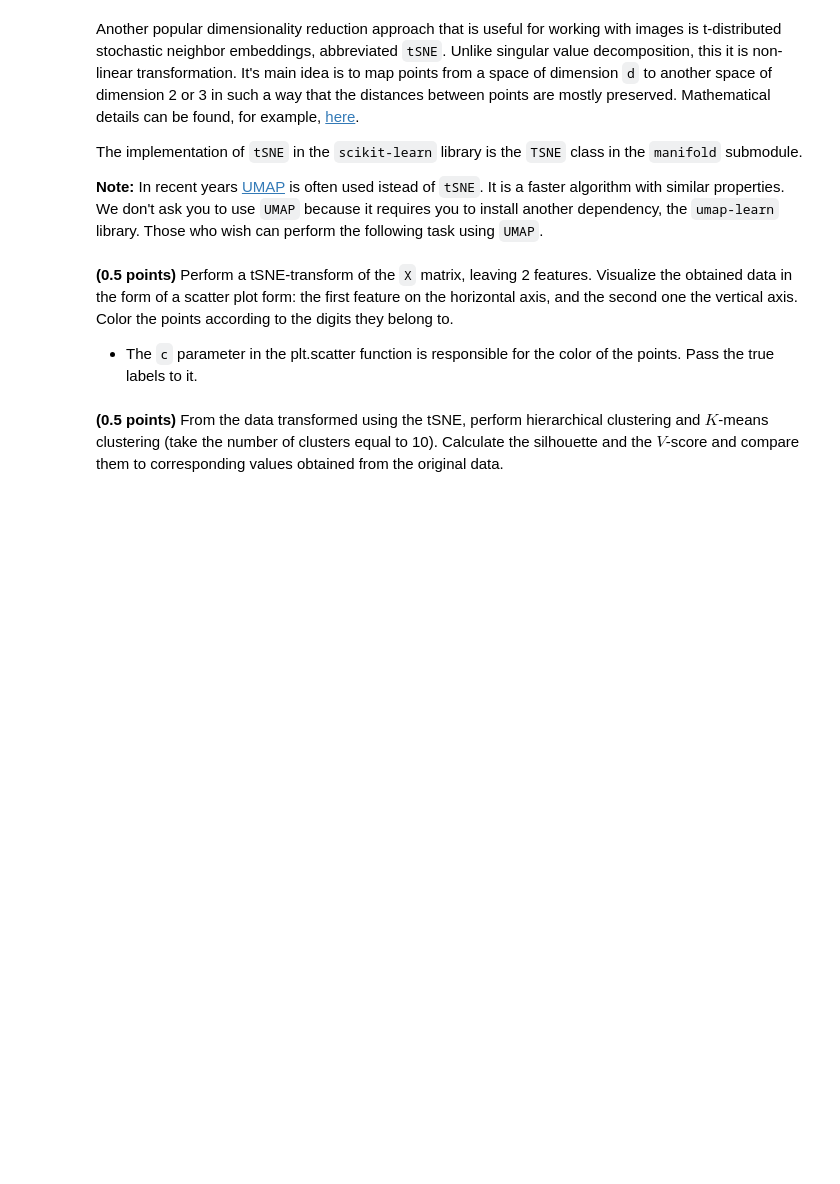
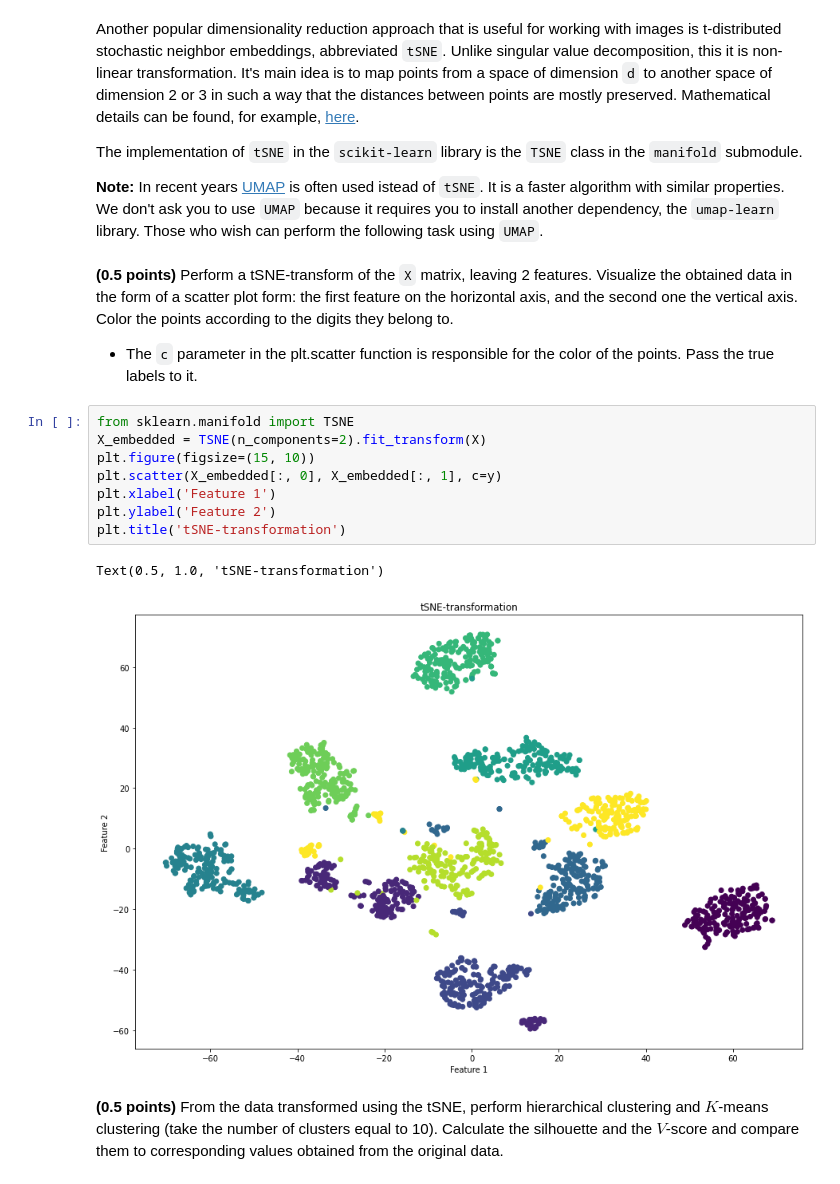
Before and after one commit to alsing/ml-intro-rs-school, a Jupyter notebook: 8 - Clustering and Dimensionality Reduction/clustering.ipynb, the cells around one changed output. Drawn from its saved outputs; the diff is of its cells as text; blank space fills up the shorter version.

```diff
--- a/8 - Clustering and Dimensionality Reduction/clustering.ipynb
+++ b/8 - Clustering and Dimensionality Reduction/clustering.ipynb
@@ -324,5 +367,16 @@ The implementation of `tSNE` in the `scikit-learn` library is the `TSNE` class i
 **(0.5 points)** Perform a tSNE-transform of the `X` matrix, leaving 2 features. Visualize the obtained data in the form of a scatter plot form: the first feature on the horizontal axis, and the second one the vertical axis. Color the points according to the digits they belong to.
 
 - The `c` parameter in the plt.scatter function is responsible for the color of the points. Pass the true labels to it.
+# %%
+from sklearn.manifold import TSNE
+X_embedded = TSNE(n_components=2).fit_transform(X)
+plt.figure(figsize=(15, 10))
+plt.scatter(X_embedded[:, 0], X_embedded[:, 1], c=y)
+plt.xlabel('Feature 1')
+plt.ylabel('Feature 2')
+plt.title('tSNE-transformation')
+# %% [output]
+Text(0.5, 1.0, 'tSNE-transformation')
+[figure, added]
 # %% [markdown]
 **(0.5 points)** From the data transformed using the tSNE, perform hierarchical clustering and $K$-means clustering (take the number of clusters equal to 10). Calculate the silhouette and the $V$-score and compare them to corresponding values obtained from the original data.
```
Also changed, not shown: parts of 7 cells of this notebook.
